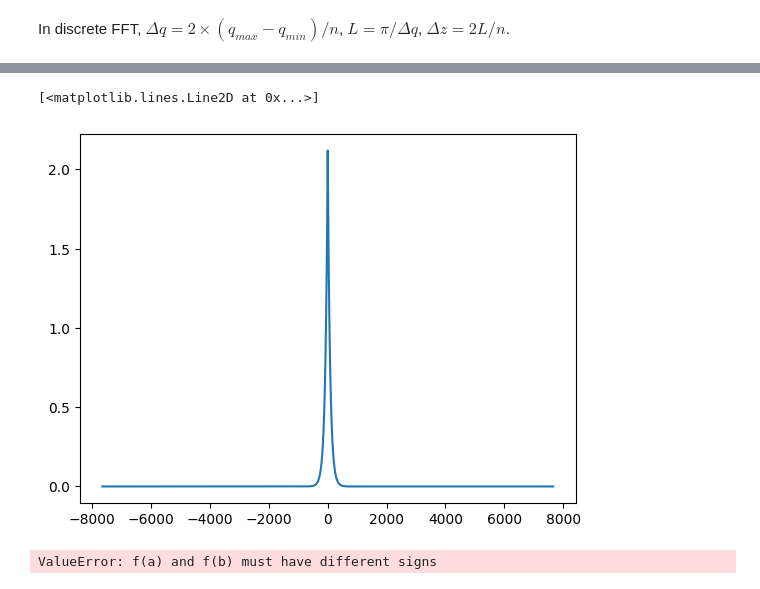
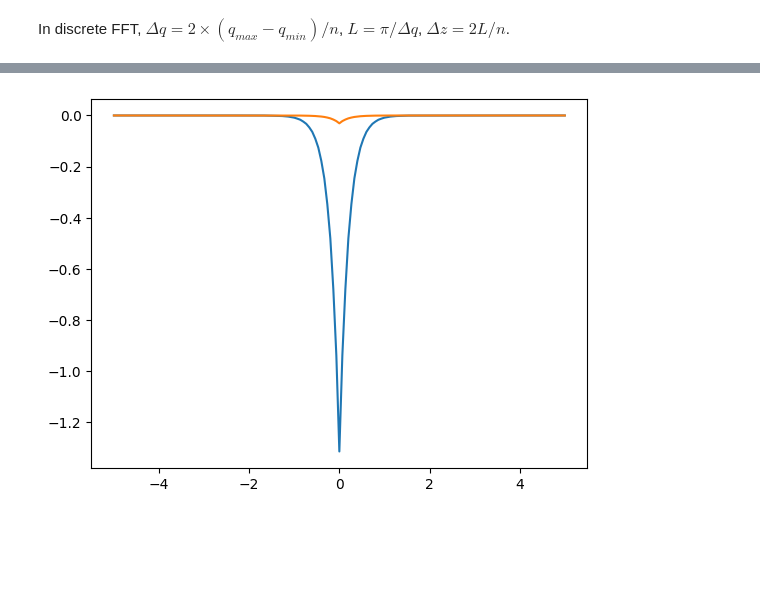
Before and after one commit to ClaudioQTM/2D_array, a Jupyter notebook: src/W_state/W_state_FFT.ipynb, the cells around one changed output, grey strips where cells are left out. Drawn from its saved outputs; the diff is of its cells as text; code cells hidden in the pictures; blank space fills up the shorter version.

```diff
--- a/src/W_state/W_state_FFT.ipynb
+++ b/src/W_state/W_state_FFT.ipynb
@@ -115,7 +116,6 @@ print(
 '\nk_para = np.array([50, 50])\nE = square_lattice.omega_e\n\nkz = np.sqrt(E**2 - np.hypot(k_para[0], k_para[1]) ** 2)\nk = np.concatenate((k_para, np.array([kz])))\n\nprint(square_lattice.ge(k))\npri ...
 # %%
 import matplotlib.pyplot as plt
-
 from smatrix.amplitudes import t_reg
 
 """
@@ -186,11 +186,10 @@ def W_profile_BM(r_para, q, p_para, E1, E, Q_para, lattice, sigma_func_period, e
             t_reg(r_para, Et, lattice, sigma_func_period)
             * t_reg(s_para, E - Et, lattice, sigma_func_period)
             - tt
-            + 1j * eta
         )
     )
 
-    return J1 / denom
+    return J1 / (denom + 1j * eta)
 
 
 def W_k_sp_grid(
@@ -220,9 +219,9 @@ def W_k_sp_grid(
 # %%
 from scipy.integrate import quad_vec
 
-r_para = np.array([0, 0])
-p_para = np.array([0, 0])
-E1 = 205 / 2
+r_para = np.array([-75, 30])
+p_para = np.array([60, 50])
+E1 = 204 / 2
 E = 205
 Q_para = np.array([0, 0])
 sigma_func_period = sigma_func_period_numba
@@ -230,11 +229,11 @@ Zc = 0
 q_min, q_max = q_bounds(E, r_para, Q_para, square_lattice)
 
 
-def quad_FT(r_para, p_para, Zc, z, E1, E, Q_para, lattice, sigma_func_period,eta):
+def quad_FT(r_para, p_para, Zc, z, E1, E, Q_para, lattice, sigma_func_period, eta):
     def W_quad_integrand(q):
         return (
             W_profile_BM(
-                r_para, q, p_para, E1, E, Q_para, lattice, sigma_func_period,eta
+                r_para, q, p_para, E1, E, Q_para, lattice, sigma_func_period, eta
             )
             * np.exp(1j * Zc * solve_Kz(q, E, r_para, Q_para, lattice))
             * np.exp(1j * q * z)
@@ -257,7 +256,7 @@ In discrete FFT, $\Delta q=2\times (q_{max}-q_{min})/n$, $L=\pi/\Delta q$, $\Del
 # %%
 from scipy.fft import ifft
 
-n_points = 2000000
+n_points = int(1e6)
 
 q_grid, value_grid = W_k_sp_grid(
     r_para,
@@ -288,7 +287,7 @@ keep = np.abs(z_grid) <= resolved_z
 trusted_idx = np.flatnonzero(keep)
 sample_idx = trusted_idx[:: max(1, len(trusted_idx) // 100)]
 z_sample = z_grid[sample_idx]
-
+"""
 quad_result = []
 quad_err = []
 for z_val in z_sample:
@@ -308,9 +307,10 @@ for z_val in z_sample:
     quad_err.append(err)
 quad_result = np.asarray(quad_result)
 quad_err = np.asarray(quad_err)
-
+"""
 plot_idx = np.argsort(z_grid[keep])
-plt.plot(z_grid[keep][plot_idx], np.abs(value_grid_ifft[keep][plot_idx]))
-plt.plot(z_sample, np.abs(quad_result), "o")
+plt.plot(z_grid[keep][plot_idx], np.real(value_grid_ifft[keep][plot_idx]))
+plt.plot(z_grid[keep][plot_idx], np.imag(value_grid_ifft[keep][plot_idx]))
+# plt.plot(z_sample, np.abs(quad_result), "o")
 plt.show()
 # %% [output]
@@ -351,9 +332,14 @@ for idx in random_idx:
 # %%
-import matplotlib.pyplot as plt
-plt.plot(z_grid[keep][plot_idx], np.abs(value_grid_ifft[keep][plot_idx]))
+plot_mask = np.abs(z_grid) <= 5
+plot_z_grid = z_grid[plot_mask]
+plot_value_grid_ifft = value_grid_ifft[plot_mask]
+
+sorted_idx = np.argsort(plot_z_grid)
+plt.plot(plot_z_grid[sorted_idx], np.real(plot_value_grid_ifft[sorted_idx]))
+plt.plot(plot_z_grid[sorted_idx], np.imag(plot_value_grid_ifft[sorted_idx]))
+plt.show()
 # %% [output]
-[<matplotlib.lines.Line2D at 0x...>]
-[figure, old version]
+[figure, new version]
 # %%
 def pole_loc(r_para, p_para, E1, E, Q_para, lattice, sigma_func_period):
 
@@ -369,10 +355,14 @@ def pole_loc(r_para, p_para, E1, E, Q_para, lattice, sigma_func_period):
         Et = np.sqrt(np.linalg.norm(r_para) ** 2 + rz**2)
         D1 = Et - lattice.omega_e - sigma_func_period(r_para[0], r_para[1])
         D2 = E - Et - lattice.omega_e - sigma_func_period(s_para[0], s_para[1])
-        return D1 * D2 * (
-            t_reg(r_para, Et, lattice, sigma_func_period)
-            * t_reg(s_para, E - Et, lattice, sigma_func_period)
-            - tt
+        return (
+            D1
+            * D2
+            * (
+                t_reg(r_para, Et, lattice, sigma_func_period)
+                * t_reg(s_para, E - Et, lattice, sigma_func_period)
+                - tt
+            )
         )
 
     q_min, q_max = q_bounds(E, r_para, Q_para, lattice)
@@ -380,7 +370,4 @@ def pole_loc(r_para, p_para, E1, E, Q_para, lattice, sigma_func_period):
     return brentq(_denom, q_min, q_max)
 
 
-
-pole_loc(r_para, p_para, 204/2, E, Q_para, square_lattice, sigma_func_period)
+pole_loc(r_para, p_para, 204 / 2, E, Q_para, square_lattice, sigma_func_period)
-# %% [output]
-ValueError: f(a) and f(b) must have different signs
```
Also changed, not shown: parts of 8 cells of this notebook, 2 other files.
